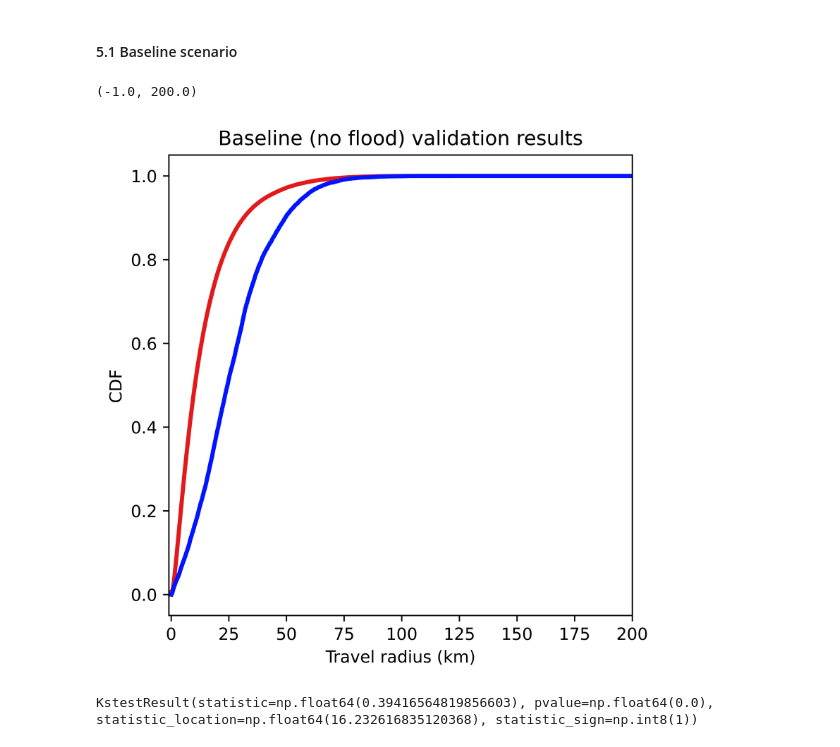
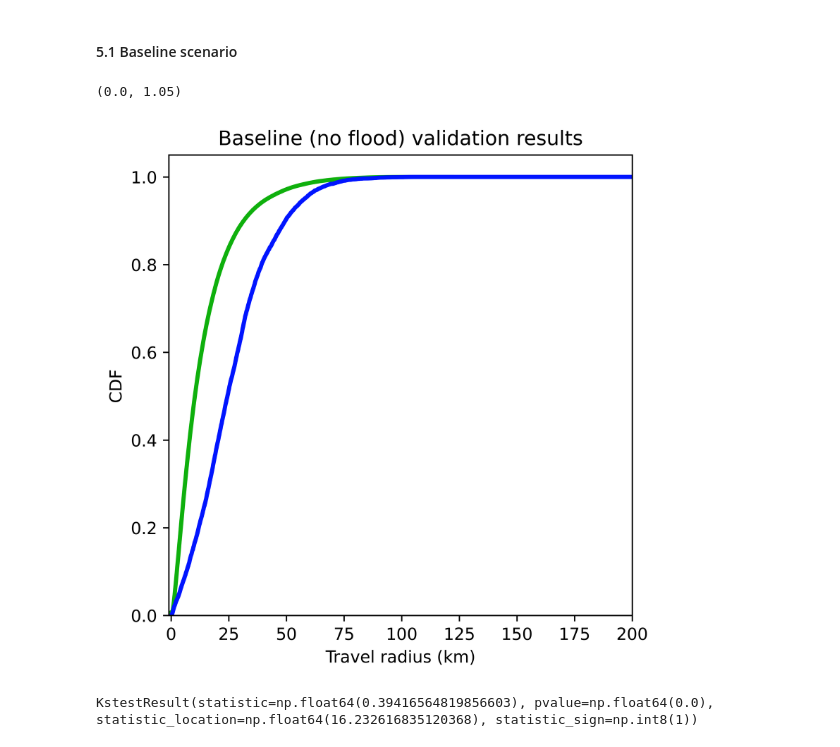
Before and after one commit to jesuslovesyiyi/Global-road-network-resilience, a Jupyter notebook: analysis/05_Validation.ipynb, the cells around one changed output. Saved outputs shown, nothing was run; the diff lists cells and outputs as text; code cells hidden in the pictures.

```diff
--- a/analysis/05_Validation.ipynb
+++ b/analysis/05_Validation.ipynb
@@ -1072,37 +1152,37 @@ baseline_la_sim['trip_rad_cusum'] = np.cumsum(baseline_la_sim["cnt"]) / max(np.c
 # Set max travel duration (minutes)
 max_min = 200
 
 fig = plt.figure(dpi=1000, figsize=(5,5))
 ax = fig.add_subplot(111)
 # Safegraph travel radius data
-ax.plot(baseline_sg_df["dis"], baseline_sg_df["trip_rad_cusum"], label="SafeGraph", color="#e31a1c", linewidth=2.5)
+ax.plot(baseline_sg_df["dis"], baseline_sg_df["trip_rad_cusum"], label="SafeGraph", color="#0FB00D", linewidth=2.5)
 plt.ylabel("CDF")
 plt.xlabel("Travel radius (km)")
 plt.title("Baseline (no flood) validation results")
 
 # # Simulation
 duration_series = pd.concat(
     [
         baseline_la_sim["rad_km"],
         pd.Series(range(round(baseline_la_sim["rad_km"].max()), max_min))
     ],
     ignore_index=True
 )
 
 cdf_series = pd.concat(
     [
         baseline_la_sim["trip_rad_cusum"],
         pd.Series([1] * pd.Series(range(round(baseline_la_sim["rad_km"].max()), max_min)).shape[0])
     ],
     ignore_index=True
 )
 ax.plot(duration_series, cdf_series, label="Simulation", color="#0015ff", linewidth=2.5)
 
 plt.xlim(-1, 200)
-#plt.ylim(0, 1.05)
+plt.ylim(0, 1.05)
 # %% [output]
-(-1.0, 200.0)
+(0.0, 1.05)
-[figure, old version]
+[figure, new version]
 # %%
 from scipy.stats import ks_2samp
 sample1 = []
```
Also changed, not shown: parts of 9 cells of this notebook.
